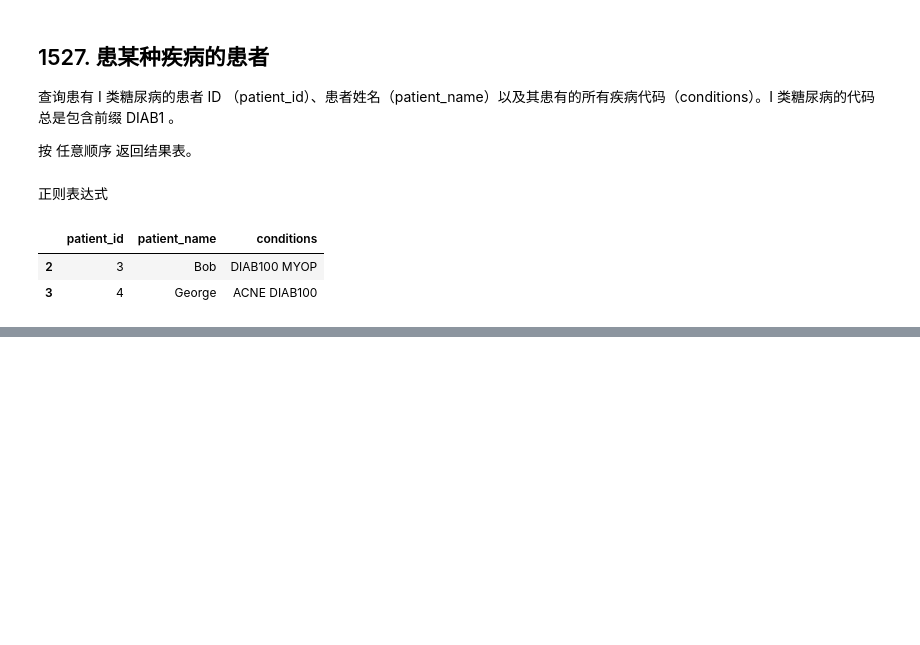
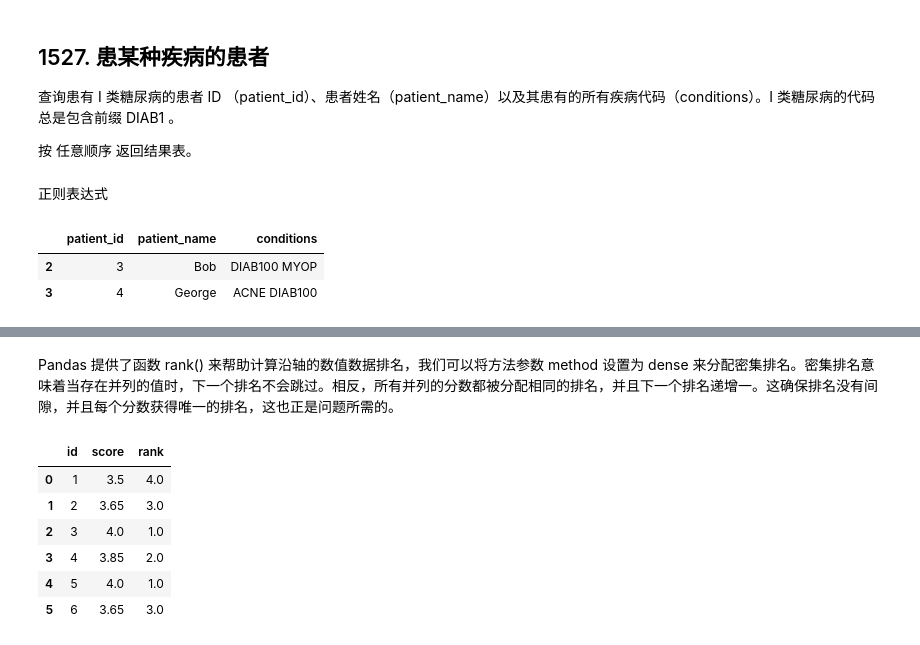
Before and after one commit to Tracy46/Pandas-30days, a Jupyter notebook: Pandas_learning.ipynb, the cells around one changed output, grey strips where cells are left out. Cells and saved outputs as stored; diff of their text form; code cells hidden in the pictures; blank space fills up the shorter version.

```diff
--- a/Pandas_learning.ipynb
+++ b/Pandas_learning.ipynb
@@ -121,0 +262,18 @@ Patients
+# %%
+data = [[1, 3.5], [2, 3.65], [3, 4.0], [4, 3.85], [5, 4.0], [6, 3.65]]
+Scores = pd.DataFrame(data, columns=['id', 'score']).astype({'id':'Int64', 'score':'Float64'})
+# %% [markdown]
+Pandas 提供了函数 rank() 来帮助计算沿轴的数值数据排名，我们可以将方法参数 method 设置为 dense 来分配密集排名。密集排名意味着当存在并列的值时，下一个排名不会跳过。相反，所有并列的分数都被分配相同的排名，并且下一个排名递增一。这确保排名没有间隙，并且每个分数获得唯一的排名，这也正是问题所需的。
+# %%
+scores = Scores
+# 按照降序对 'score' 列进行密集排名。
+scores['rank'] = scores['score'].rank(method='dense', ascending=False)
+scores
+# %% [output]
+|  | id | score | rank |
+| 0 | 1 | 3.5 | 4.0 |
+| 1 | 2 | 3.65 | 3.0 |
+| 2 | 3 | 4.0 | 1.0 |
+| 3 | 4 | 3.85 | 2.0 |
+| 4 | 5 | 4.0 | 1.0 |
+| 5 | 6 | 3.65 | 3.0 |
```
Also changed, not shown: parts of 45 cells of this notebook.
